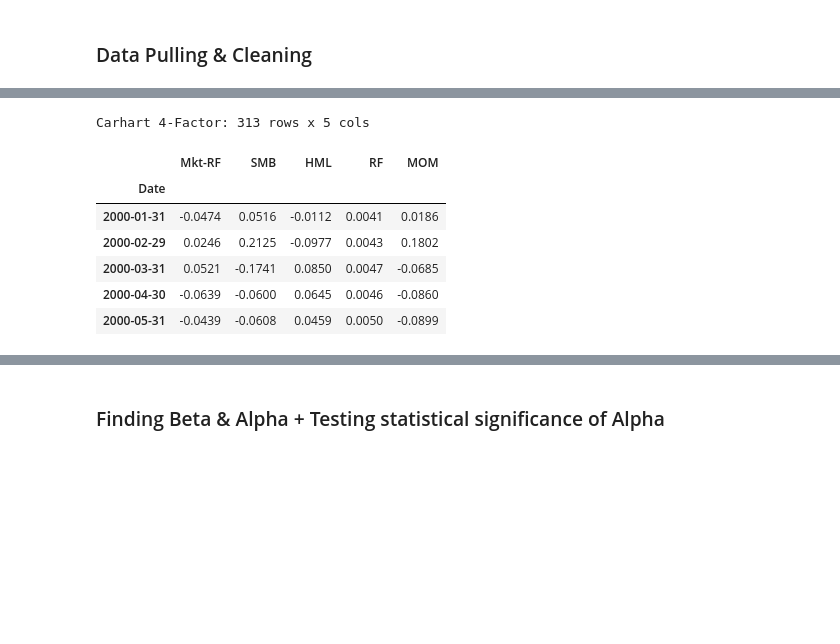
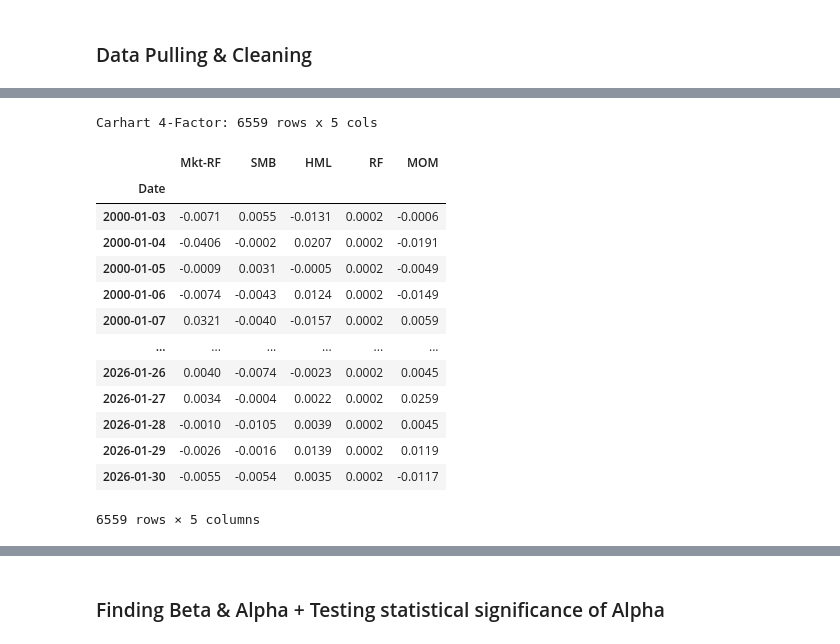
Before and after one commit to MatthewSmithseree/fama-french-regression-analysis, a Jupyter notebook: fama-french-cahart-regression-analysis.ipynb, the cells around one changed output, grey strips where cells are left out. Cells and saved outputs as stored; diff of their text form; code cells hidden in the pictures; blank space fills up the shorter version.

```diff
--- a/fama-french-cahart-regression-analysis.ipynb
+++ b/fama-french-cahart-regression-analysis.ipynb
@@ -13,15 +13,15 @@ import io, zipfile, requests
 # %% [markdown]
 I think for now let's just assume monthly = true
 # %%
-monthly = True # set "monthly = false" if we're using daily returns.
+monthly = False # set "monthly = false" if we're using daily returns.
 # This will change the ENTIRE output of the program so use carefully.
 
 start_date = ""  #Date format: yyyy-mm-dd
 end_date = ""  #leave these blank ("") if no specific start / end date
 
-ticker = "^RUT" #Benchmark Ticker (Yahoo Finance). Not used in Fama-French Cahart regression
+ticker = "URTH" #Benchmark Ticker (Yahoo Finance). Not used in Fama-French Cahart regression
 
-fund_data_path = "M:/_Intern Folder/Matthew/Parkman Data Analysis Project/PHP_Fund_Returns_Monthly.xlsx" # Must be in .xlsx format
+fund_data_path = "M:/_Intern Folder/Matthew/Fundsmith_Daily_Returns.xlsx" # Must be in .xlsx format
 # Must have only 2 columns called Date and Return (in decimals)
 # %% [markdown]
 ### Data Pulling & Cleaning ###
@@ -55,50 +55,69 @@ fund_data
 # %%
-def fetch_ff_csv(name):
-    """Download a Fama-French CSV dataset and return the monthly table as a DataFrame."""
+def fetch_ff_csv(name, monthly=True, start="2000-01-01"):
+    """Download a Fama-French CSV dataset and return monthly or daily table as a DataFrame."""
     url = f"https://mba.tuck.dartmouth.edu/pages/faculty/ken.french/ftp/{name}_CSV.zip"
     resp = requests.get(url)
     resp.raise_for_status()
 
     with zipfile.ZipFile(io.BytesIO(resp.content)) as zf:
         csv_name = [n for n in zf.namelist() if n.lower().endswith(".csv")][0]
         raw = zf.read(csv_name).decode("utf-8")
 
-    # Extract first block of numeric (YYYYMM) rows
+    # Monthly rows use YYYYMM, daily rows use YYYYMMDD
+    expected_len = 6 if monthly else 8
+
     lines = raw.strip().splitlines()
     header, data = None, []
     for i, line in enumerate(lines):
         token = line.strip().split(",")[0].strip()
-        if token.isdigit() and len(token) >= 6:
+        if token.isdigit() and len(token) == expected_len:
             if header is None:
                 header = lines[i - 1]
             data.append(line)
         elif data:
             break  # stop at end of first numeric block
 
     df = pd.read_csv(io.StringIO(header + "\n" + "\n".join(data)))
     df.columns = df.columns.str.strip()
     df = df.rename(columns={df.columns[0]: "Date"})
-    df["Date"] = pd.to_datetime(df["Date"].astype(str), format="%Y%m")
-    df = df.set_index("Date")
-    df.index = df.index.to_period("M").to_timestamp("M")
-    return df[df.index >= "2000-01-01"] / 100
 
-ff3 = fetch_ff_csv("F-F_Research_Data_Factors")
-mom = fetch_ff_csv("F-F_Momentum_Factor")
+    fmt = "%Y%m" if monthly else "%Y%m%d"
+    df["Date"] = pd.to_datetime(df["Date"].astype(str), format=fmt, errors="coerce")
+    df = df.dropna(subset=["Date"]).set_index("Date").sort_index()
+
+    if monthly == True:
+        df.index = df.index.to_period("M").to_timestamp("M")
+
+    # Fama-French values are in percent, convert to decimals
+    return df[df.index >= pd.Timestamp(start)] / 100
+
+
+ff3_name = "F-F_Research_Data_Factors" if monthly else "F-F_Research_Data_Factors_daily"
+mom_name = "F-F_Momentum_Factor" if monthly else "F-F_Momentum_Factor_daily"
+
+ff3 = fetch_ff_csv(ff3_name, monthly=monthly)
+mom = fetch_ff_csv(mom_name, monthly=monthly)
 mom.columns = ["MOM"]
 
 ff4 = ff3.join(mom, how="inner")
 print(f"Carhart 4-Factor: {ff4.shape[0]} rows x {ff4.shape[1]} cols")
-ff4.head()
+ff4
 # %% [output]
-Carhart 4-Factor: 313 rows x 5 cols
+Carhart 4-Factor: 6559 rows x 5 cols
 |  | Mkt-RF | SMB | HML | RF | MOM |
 | Date |  |  |  |  |  |
-| 2000-01-31 | -0.0474 | 0.0516 | -0.0112 | 0.0041 | 0.0186 |
-| 2000-02-29 | 0.0246 | 0.2125 | -0.0977 | 0.0043 | 0.1802 |
-| 2000-03-31 | 0.0521 | -0.1741 | 0.0850 | 0.0047 | -0.0685 |
-| 2000-04-30 | -0.0639 | -0.0600 | 0.0645 | 0.0046 | -0.0860 |
-| 2000-05-31 | -0.0439 | -0.0608 | 0.0459 | 0.0050 | -0.0899 |
+| 2000-01-03 | -0.0071 | 0.0055 | -0.0131 | 0.0002 | -0.0006 |
+| 2000-01-04 | -0.0406 | -0.0002 | 0.0207 | 0.0002 | -0.0191 |
+| 2000-01-05 | -0.0009 | 0.0031 | -0.0005 | 0.0002 | -0.0049 |
+| 2000-01-06 | -0.0074 | -0.0043 | 0.0124 | 0.0002 | -0.0149 |
+| 2000-01-07 | 0.0321 | -0.0040 | -0.0157 | 0.0002 | 0.0059 |
+| ... | ... | ... | ... | ... | ... |
+| 2026-01-26 | 0.0040 | -0.0074 | -0.0023 | 0.0002 | 0.0045 |
+| 2026-01-27 | 0.0034 | -0.0004 | 0.0022 | 0.0002 | 0.0259 |
+| 2026-01-28 | -0.0010 | -0.0105 | 0.0039 | 0.0002 | 0.0045 |
+| 2026-01-29 | -0.0026 | -0.0016 | 0.0139 | 0.0002 | 0.0119 |
+| 2026-01-30 | -0.0055 | -0.0054 | 0.0035 | 0.0002 | -0.0117 |
+6559 rows × 5 columns
 # %%
 #get fund returns
 fund_rets = fund_data['Return']
```
Also changed, not shown: parts of 9 cells of this notebook, 1 other file.
